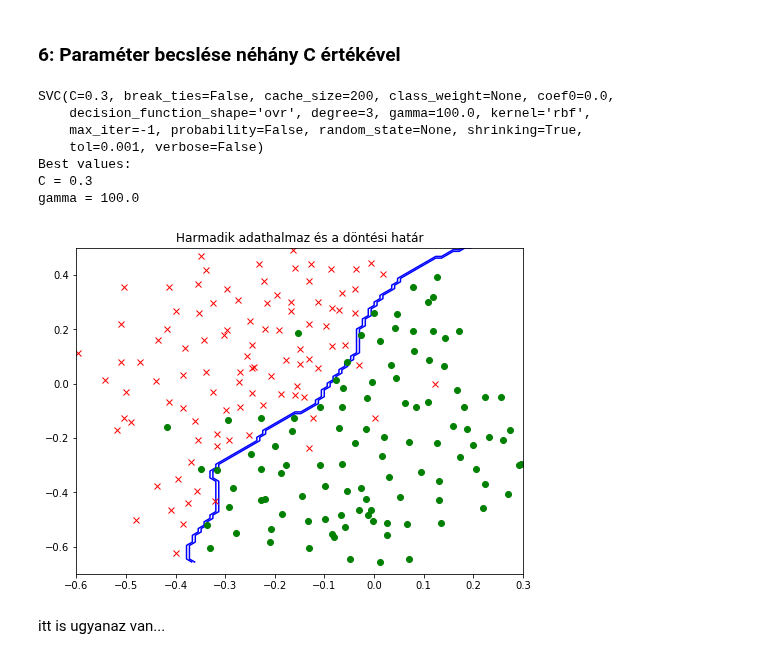
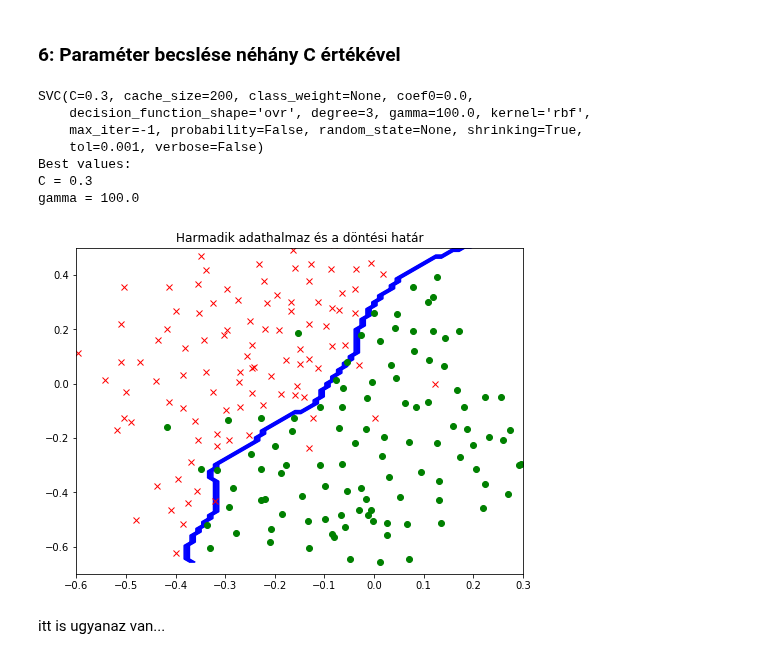
Before and after one commit to Fortuz/MIKRO_lab, a Jupyter notebook: AdaptiveRoboLabor/Jupyter/L09_SVM/L09 - SVM.ipynb, the cells around one changed output. Cells and saved outputs as stored; diff of their text form; code cells hidden in the pictures.

```diff
--- a/AdaptiveRoboLabor/Jupyter/L09_SVM/L09 - SVM.ipynb
+++ b/AdaptiveRoboLabor/Jupyter/L09_SVM/L09 - SVM.ipynb
@@ -47,7 +47,7 @@ plt.show()
 # %% [markdown]
 ### 2: Lineáris SVM tanítása
 # %%
-classifier1 = SVC(C=0.5,kernel="linear")
+classifier = SVC(C=0.5,kernel="linear")
 print(classifier1)
 classifier.fit(X1,np.ravel(Y1))
 
@@ -179,7 +179,7 @@ print(classifier4)
 classifier4.fit(X3,Y3.ravel())
 print('Best values:\nC =',C,'\ngamma =',gamma)
 # %% [output]
-SVC(C=0.3, break_ties=False, cache_size=200, class_weight=None, coef0=0.0,
+SVC(C=0.3, cache_size=200, class_weight=None, coef0=0.0,
     decision_function_shape='ovr', degree=3, gamma=100.0, kernel='rbf',
     max_iter=-1, probability=False, random_state=None, shrinking=True,
     tol=0.001, verbose=False)
@@ -189,16 +189,16 @@ gamma = 100.0
 # %%
 plt.figure(figsize=(8,6))
 plt.plot(CLR31[:,0],CLR31[:,1],"go")
 plt.plot(CLR32[:,0],CLR32[:,1],"rx")
 plt.title("Harmadik adathalmaz és a döntési határ")
 # plotting the decision boundary
 X_7,X_8 = np.meshgrid(np.linspace(X3[:,0].min(),X3[:,1].max(),num=100),np.linspace(X3[:,1].min(),X3[:,1].max(),num=100))
 desBoundary4 = classifier4.predict(np.array([X_7.ravel(),X_8.ravel()]).T).reshape(X_7.shape)
-plt.contour(X_7,X_8,desBoundary4,1,colors="b")
+plt.contour(X_7,X_8,desBoundary4,colors="b")
 plt.xlim(-0.6,0.3)
 plt.ylim(-0.7,0.5)
 plt.show()
 # %% [output]
-[figure, old version]
+[figure, new version]
 # %% [markdown]
 itt is ugyanaz van...
```
Also changed, not shown: parts of 3 cells of this notebook, 1 other file.
